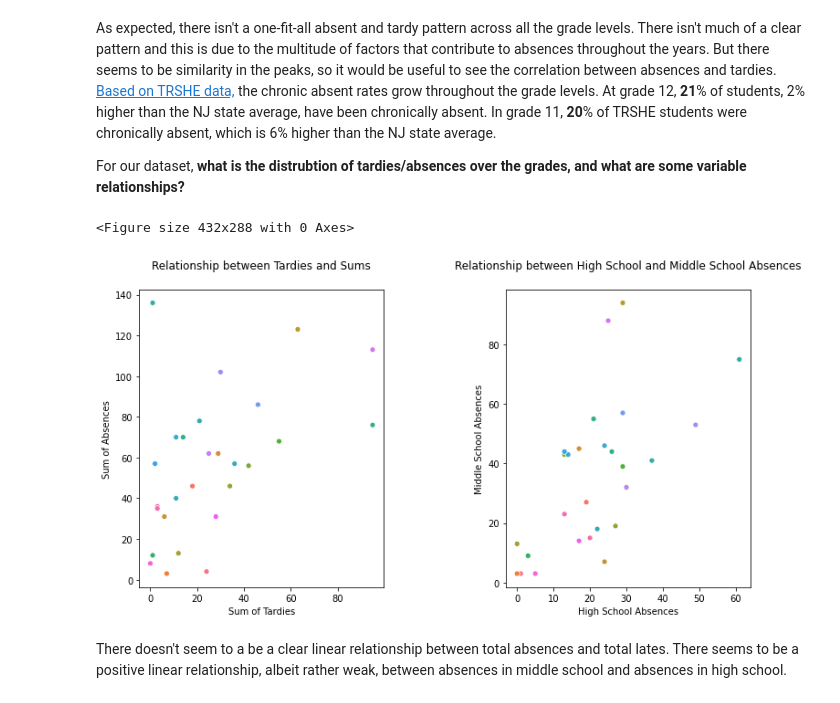
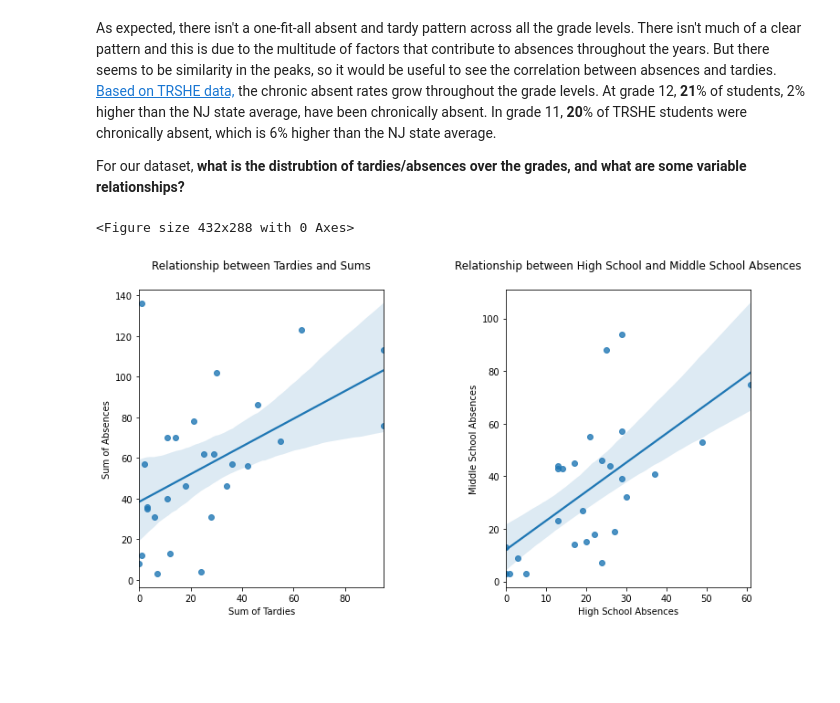
Before and after one commit to kevinmonisit/Project, a Jupyter notebook: Data Visualization.ipynb, the cells around one changed output. Drawn from its saved outputs; the diff is of its cells as text; code cells hidden in the pictures; blank space fills up the shorter version.

```diff
--- a/Data Visualization.ipynb
+++ b/Data Visualization.ipynb
@@ -74,7 +74,7 @@ print(student_data.iloc[0].values[14:20]) #tardy columns
 Plotting to see if there are any glaryingly obvious patterns or relationships between variables.
 # %%
 
-fig, (ax1, ax2) = plt.subplots(1, 2, figsize=(20,7))
+fig, (ax1, ax2) = plt.subplots(1, 2, figsize=(15,7))
 #plt.figure(figsize=(2,10))
 
 # 6:13 represents the absent columns
@@ -84,8 +84,8 @@ for i in range(len(student_data)):
     absences_y = student_data.iloc[i].values[6:13]
     tardies_y = student_data.iloc[i].values[13:20]
 
-    ax1.plot(x_values, np.array(absences_y), alpha=1)
-    ax2.plot(x_values, np.array(tardies_y), alpha=1)
+    ax1.plot(x_values, np.array(absences_y), alpha=0.7)
+    ax2.plot(x_values, np.array(tardies_y), alpha=0.7)
 
 ax1.set_title("Absences from 6th to 12th grade")
 ax2.set_title("Tardies from 6th to 12th grade")
@@ -107,36 +107,37 @@ For our dataset, **what is the distrubtion of tardies/absences over the grades,
 plt.clf()
 
 #easy way of accessing A_6, A_7, ... A_N columns
 def column_list(letter, start, end):
     return ["%s%d" % (letter, i) for i in range(start, end)]
 
 
 #sums all absences and tardies from all grades
 student_data['AbsentSum'] = student_data[column_list('A', 6, 13)].sum(axis=1)
 student_data['TardySum'] = student_data[column_list('T', 6, 13)].sum(axis=1)
 
 #sum absences in middle and high school
 student_data['AbsencesSum_MS'] = student_data[column_list('A', 6, 9)].sum(axis=1)
 student_data['AbsencesSum_HS'] = student_data[column_list('A', 9, 13)].sum(axis=1)
 
 # ======================================================================================
 
 fg, (ax1, ax2) = plt.subplots(1,2, figsize=(12,6))
 
-sns.scatterplot(x="TardySum", y="AbsentSum", hue="Student", data=student_data, legend=False, ax=ax1)
-sns.scatterplot(x="AbsencesSum_MS", y="AbsencesSum_HS", hue="Student", data=student_data, legend=False, ax=ax2)
+#sns.scatterplot(x="TardySum", y="AbsentSum", hue="Student", data=student_data, legend=False, ax=ax1)
+#sns.scatterplot(x="AbsencesSum_MS", y="AbsencesSum_HS", hue="Student", data=student_data, legend=False, ax=ax2)
 
-
+#First plot
+sns.regplot(x="TardySum", y="AbsentSum", data=student_data, ax=ax1)
 ax1.set(xlabel="Sum of Tardies", ylabel="Sum of Absences", title="Relationship between Tardies and Sums")
 ax1.title.set_position([.5, 1.05])
 
+#Second plot
 ax2.title.set_position([.5, 1.05])
+sns.regplot(x="AbsencesSum_MS", y="AbsencesSum_HS", data=student_data, ax=ax2)
 ax2.set(xlabel="High School Absences", ylabel="Middle School Absences", title="Relationship between High School and Middle School Absences")
 
 
 plt.subplots_adjust(wspace=0.5)
 # %% [output]
 <Figure size 432x288 with 0 Axes>
-[figure, old version]
+[figure, new version]
-# %% [markdown]
-There doesn't seem to a be a clear linear relationship between total absences and total lates. There seems to be a positive linear relationship, albeit rather weak, between absences in middle school and absences in high school.
```
Also changed, not shown: parts of 3 cells of this notebook.
